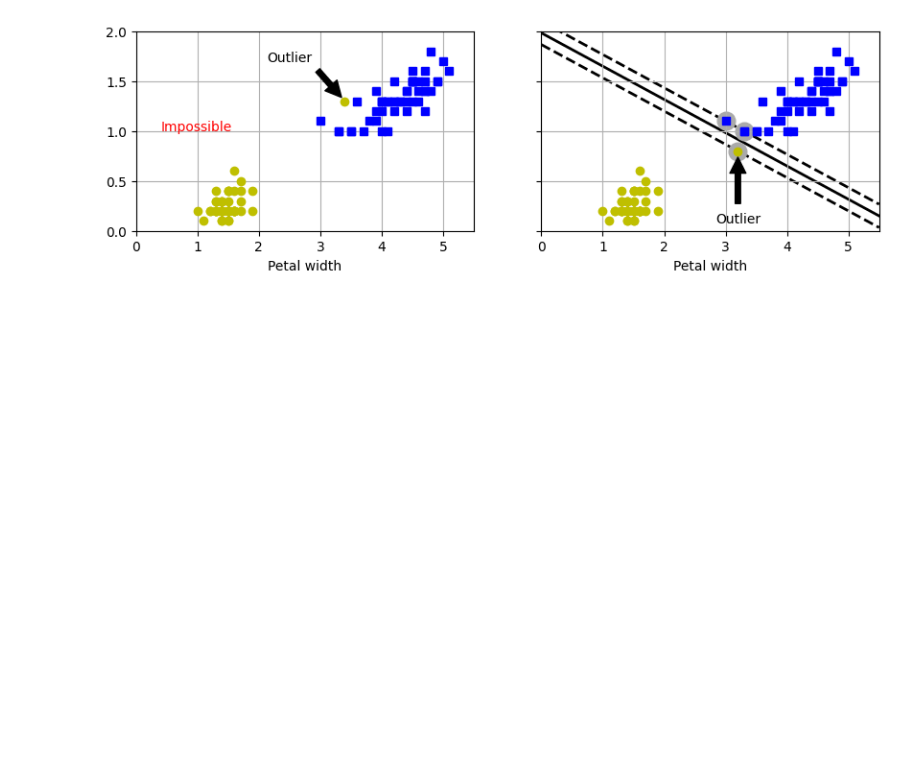
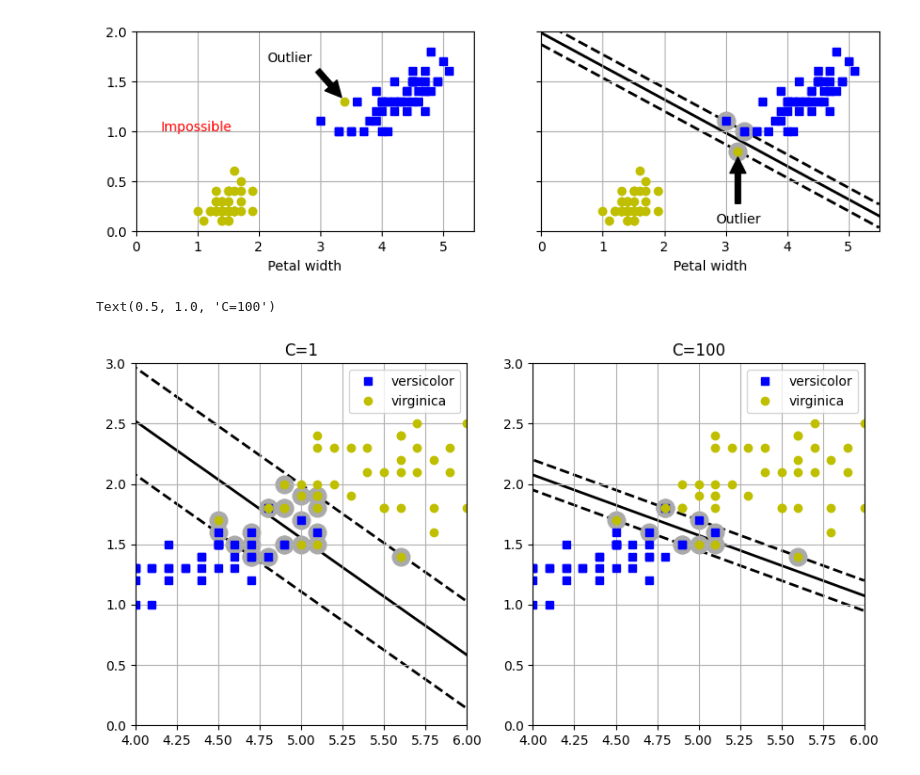
Before and after one commit to william-barros-costa/hands_on_machine_learning, a Jupyter notebook: 1_fundamentals_of_machine_learning/chapter5.ipynb, the cells around one changed output. Cells and saved outputs as stored; diff of their text form; code cells hidden in the pictures; blank space fills up the shorter version.

```diff
--- a/1_fundamentals_of_machine_learning/chapter5.ipynb
+++ b/1_fundamentals_of_machine_learning/chapter5.ipynb
@@ -100,3 +100,38 @@ plt.axis([0, 5.5, 0, 2])
 plt.grid()
 # %% [output]
 [figure]
+# %%
+y = iris['target']
+mask = (y==1) | (y==2)
+X = iris['data'][['petal length (cm)', 'petal width (cm)']][mask]
+y = y[mask]
+# %%
+svm_low_C = SVC(kernel='linear', C=1)
+svm_high_C = SVC(kernel='linear', C=100)
+
+svm_low_C.fit(X.values, y)
+svm_high_C.fit(X.values, y)
+
+figures, (ax0, ax1) = plt.subplots(1, 2, figsize=(10, 5))
+
+plt.sca(ax0)
+plot_svc_decision_boundary(svm_low_C, 0, 6)
+plt.axis([4, 6, 0, 3])
+plt.plot(X.values[:, 0][y==1], X.values[:, 1][y==1], "bs", label="versicolor")
+plt.plot(X.values[:, 0][y==2], X.values[:, 1][y==2], "yo", label="virginica")
+plt.grid()
+plt.legend()
+plt.title("C=1")
+
+
+plt.sca(ax1)
+plot_svc_decision_boundary(svm_high_C, 0, 6)
+plt.axis([4, 6, 0, 3])
+plt.plot(X.values[:, 0][y==1], X.values[:, 1][y==1], "bs", label="versicolor")
+plt.plot(X.values[:, 0][y==2], X.values[:, 1][y==2], "yo", label="virginica")
+plt.grid()
+plt.legend()
+plt.title("C=100")
+# %% [output]
+Text(0.5, 1.0, 'C=100')
+[figure, added]
```
Also changed, not shown: parts of 6 cells of this notebook.
